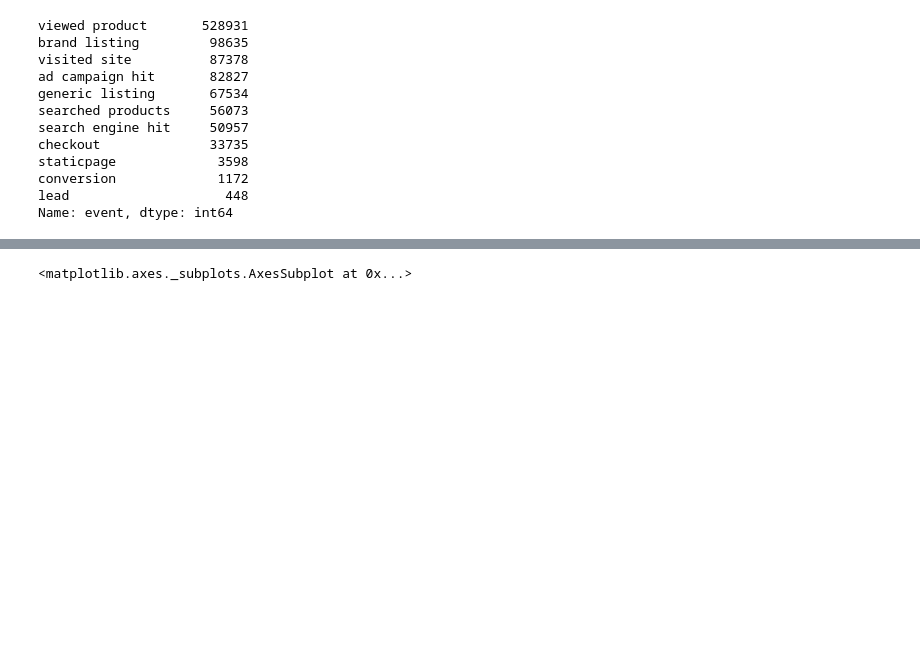
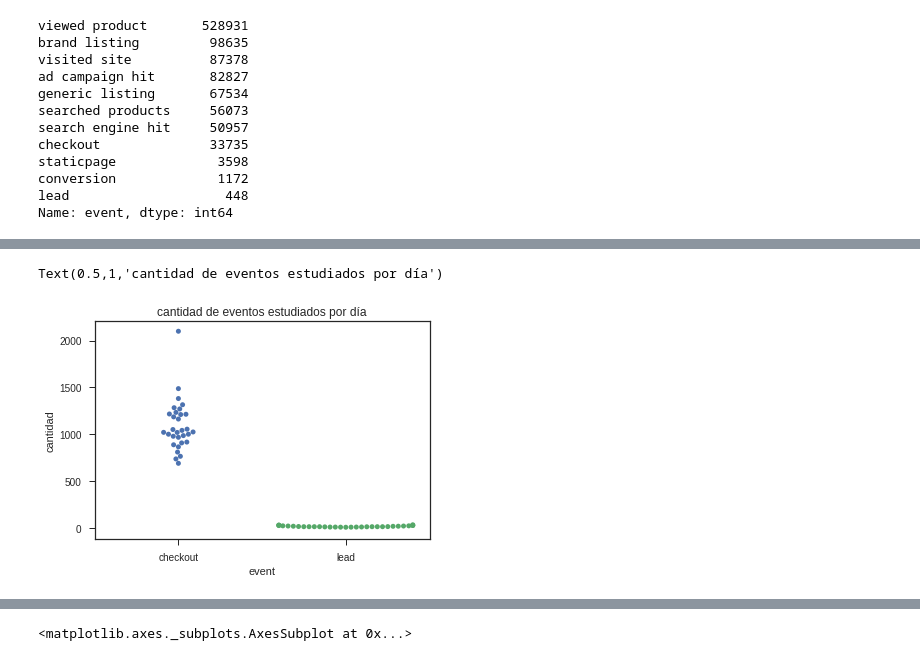
Before and after one commit to JulietaCaceres/Datos, a Jupyter notebook: algo.ipynb, the cells around one changed output, grey strips where cells are left out. Saved outputs shown, nothing was run; the diff lists cells and outputs as text; code cells hidden in the pictures; blank space fills up the shorter version.

```diff
--- a/algo.ipynb
+++ b/algo.ipynb
@@ -20,3 +27,5 @@ Index(['timestamp', 'event', 'person', 'url', 'sku', 'model', 'condition',
+# %%
+data['hour'] = data['timestamp'].dt.hour
 # %%
 data.event.value_counts()
 # %% [output]
@@ -70,0 +67,9 @@ sns.swarmplot(x="event", y="cantidad", data=event_cant).set_title('cantidad de c
+# %%
+event_day = dayevent.groupby('day').apply(lambda x: x['event'].value_counts().reset_index(name='cantidad'))
+# %%
+event_day= event_day.rename(columns={'index':'event'})
+# %%
+sns.swarmplot(x="event", y="cantidad", data=event_day[(event_day['event']=='checkout')|(event_day['event']=='lead')]).set_title('cantidad de eventos estudiados por día')
+# %% [output]
+Text(0.5,1,'cantidad de eventos estudiados por día')
+[figure, added]
```
Also changed, not shown: parts of 32 cells of this notebook.
